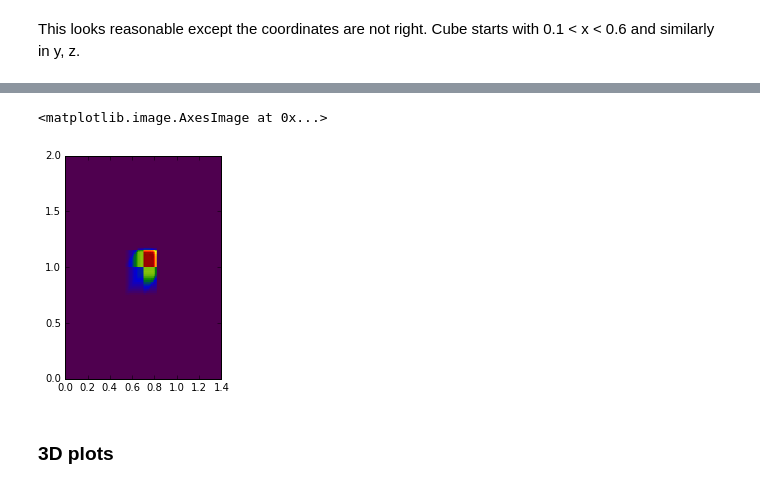
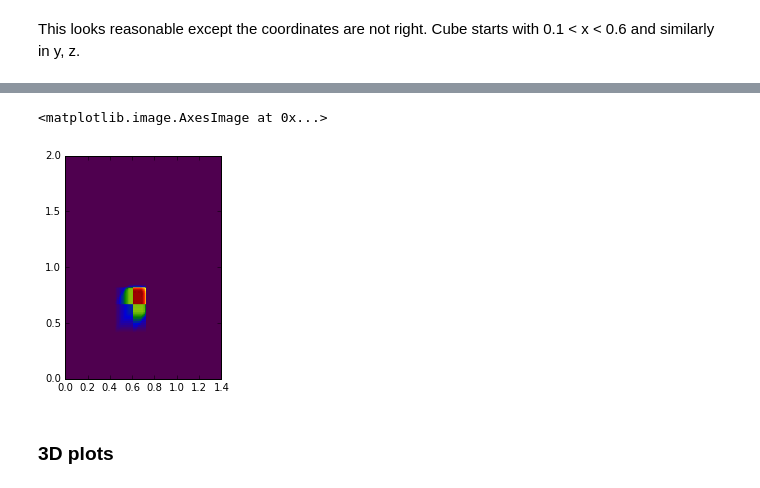
Before and after one commit to clawpack/yt_tests, a Jupyter notebook: burgers_3d_cubedata/yt_plots.ipynb, the cells around one changed output, grey strips where cells are left out. Saved outputs shown, nothing was run; the diff lists cells and outputs as text; code cells hidden in the pictures.

Commit message:
added bbox and matlab plots to notebook

```diff
--- a/burgers_3d_cubedata/yt_plots.ipynb
+++ b/burgers_3d_cubedata/yt_plots.ipynb
@@ -13,22 +25,23 @@ from IPython.display import Image
 # %%
-def load_yt(frame):
+def load_ds(frame,path='./_output'):
     """
     Load a frame of amrclaw data and reformat for yt.
     """
-    sol = Solution(frame,path='_output',file_format='ascii')
+    sol = Solution(frame,path=path,file_format='ascii',file_prefix='fort')
+
     grid_data = []
 
     for state in sorted(sol.states, key = lambda a: a.patch.level):
         patch = state.patch
+
         d = {
             'left_edge': patch.lower_global,
             'right_edge': patch.upper_global,
             'level': patch.level,
             'dimensions': patch.num_cells_global,
             'q': state.q[0,...],
-            'number_of_particles': 0,
+            'number_of_particles': 0
             }
         grid_data.append(d)
-
-    ds = yt.load_amr_grids(grid_data, sol.patch.num_cells_global)
-    return ds
+        bbox = np.vstack((sol.patch.lower_global,sol.patch.upper_global)).T;
+    return yt.load_amr_grids(grid_data, sol.patch.num_cells_global, bbox = bbox)
@@ -79,7 +90,7 @@ yt : [INFO     ] 2016-03-23 14:31:14,789 Loaded species (122 new fields)
 # %% [markdown]
 This looks reasonable except the coordinates are not right.  Cube starts with 0.1 < x < 0.6 and similarly in y, z.
 # %%
-ds = load_yt(3)
+ds = load_ds(3)
 s = ds.slice(0, 0.4) # normal to x axis at x=0.4
 width = (3,'cm')
 res = [450,600]
@@ -109,5 +120,5 @@ yt : [INFO     ] 2016-03-23 14:31:22,801 Loaded species (122 new fields)
 <matplotlib.image.AxesImage at 0x...>
-[figure, old version]
+[figure, new version]
 # %% [markdown]
 ### 3D plots
 # %%
```
Also changed, not shown: parts of 14 cells of this notebook.
